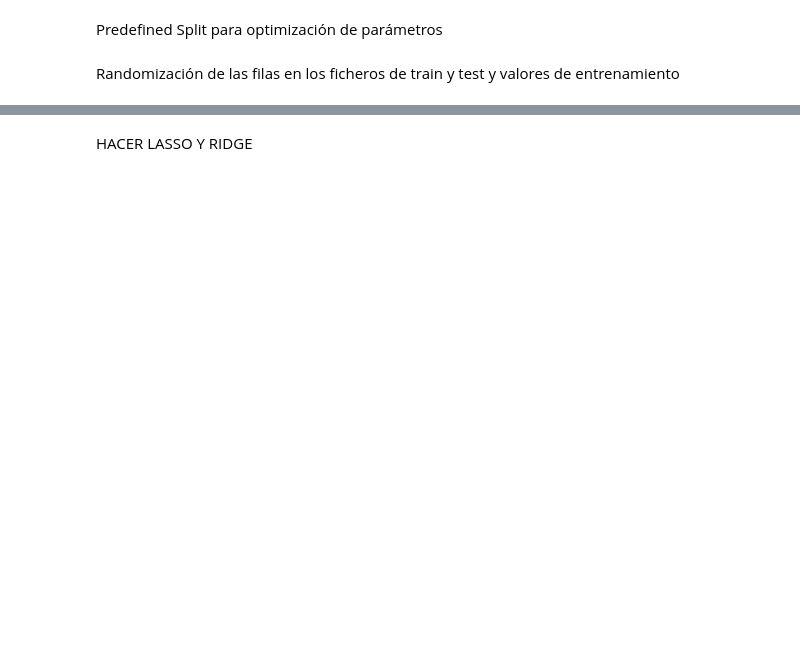
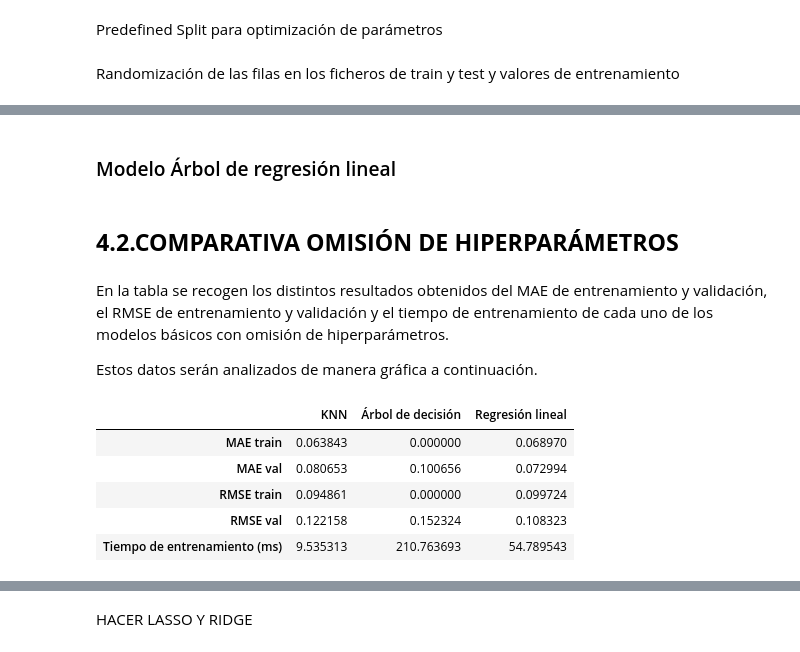
Before and after one commit to navas017/Grupo40-Practica1, a Jupyter notebook: Practica1.ipynb, the cells around one changed output, grey strips where cells are left out. Cells and saved outputs as stored; diff of their text form; code cells hidden in the pictures; blank space fills up the shorter version.

```diff
--- a/Practica1.ipynb
+++ b/Practica1.ipynb
@@ -230,0 +189,49 @@ Gráfica comparativa del Tiempo de entrenamiento
+# %% [markdown]
+### Modelo Árbol de regresión lineal
+# %%
+# Crear modelo
+modelo_rl = LinearRegression()
+
+# Iniciar la medición del tiempo
+start_time = time.time()
+
+# Entrenar modelo
+reg_fit = modelo_rl.fit(X_train_train_norm, Y_train_train_norm)
+
+# Finalizar la medición del tiempo y calculo del tiempo
+end_time = time.time()
+reg_training_time = round((end_time - start_time) * 1000, 6)
+
+# Calcular las predicciones y los errores de validación
+y_pred_val = reg_fit.predict(X_train_val_norm)
+reg_mae_val = mean_absolute_error(Y_train_val_norm, y_pred_val)
+reg_rmse_val = np.sqrt(mean_squared_error(Y_train_val_norm, y_pred_val))
+
+# Calcular las predicciones y los errores de entrenamiento
+y_pred_train = reg_fit.predict(X_train_train_norm)
+reg_mae_train = mean_absolute_error(Y_train_train_norm, y_pred_train)
+reg_rmse_train = np.sqrt(mean_squared_error(Y_train_train_norm, y_pred_train))
+# %% [markdown]
+## **4.2.COMPARATIVA OMISIÓN DE HIPERPARÁMETROS**
+# %% [markdown]
+En la tabla se recogen los distintos resultados obtenidos del MAE de entrenamiento y validación, el RMSE de entrenamiento y validación y el tiempo de entrenamiento de cada uno de los modelos básicos con omisión de hiperparámetros.
+
+Estos datos serán analizados de manera gráfica a continuación.
+# %%
+# Crear un diccionario con los valores de MAE, RMSE y tiempo de ejecución de cada modelo
+data = {'KNN': [knn_mae_train, knn_mae_val, knn_rmse_train, knn_rmse_val, knn_training_time],
+        'Árbol de decisión': [tree_mae_train, tree_mae_val, tree_rmse_train, tree_rmse_val, tree_training_time],
+        'Regresión lineal': [reg_mae_train, reg_mae_val, reg_rmse_train, reg_rmse_val, reg_training_time]}
+
+# Crear un DataFrame de pandas con los valores del diccionario y especificar las etiquetas de filas y columnas
+df = pd.DataFrame(data, index=['MAE train', 'MAE val', 'RMSE train', 'RMSE val', 'Tiempo de entrenamiento (ms)'])
+
+# Imprimir el DataFrame
+df
+# %% [output]
+|  | KNN | Árbol de decisión | Regresión lineal |
+| MAE train | 0.063843 | 0.000000 | 0.068970 |
+| MAE val | 0.080653 | 0.100656 | 0.072994 |
+| RMSE train | 0.094861 | 0.000000 | 0.099724 |
+| RMSE val | 0.122158 | 0.152324 | 0.108323 |
+| Tiempo de entrenamiento (ms) | 9.535313 | 210.763693 | 54.789543 |
```
Also changed, not shown: parts of 71 cells of this notebook.
